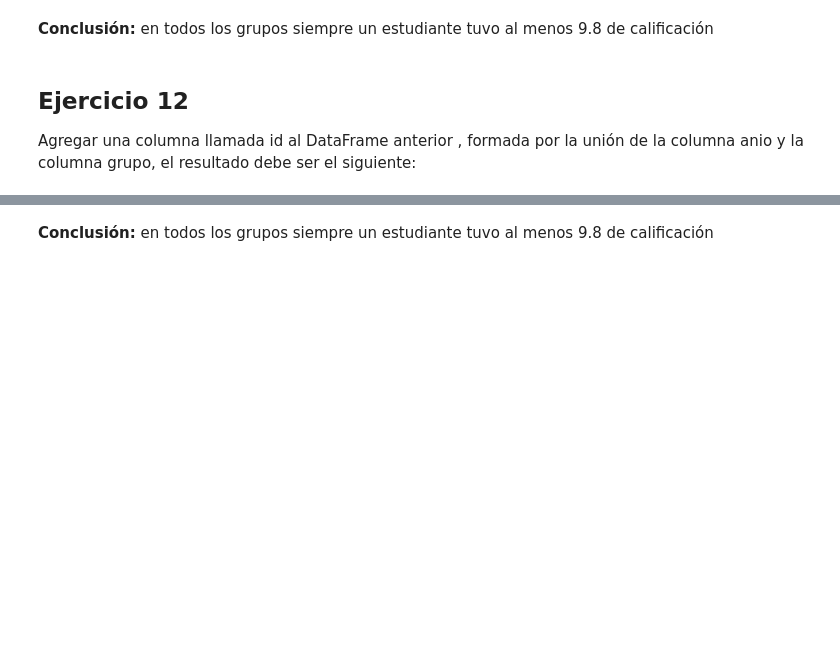
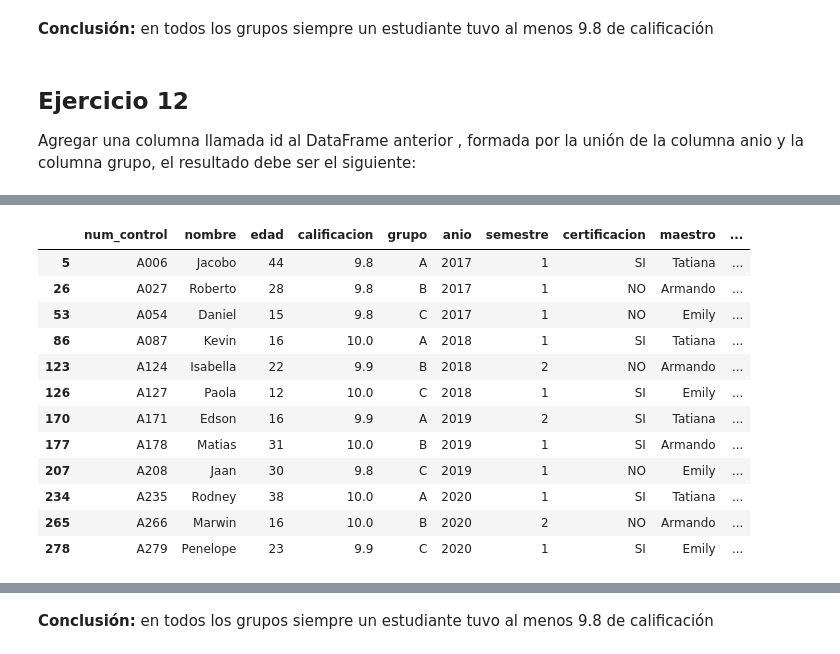
Before and after one commit to alcazarpedro/project_numpy_pandas, a Jupyter notebook: pandas_dtascience/6_Proyecto final/Proyecto Final 24 Ejercicios.ipynb, the cells around one changed output, grey strips where cells are left out. Cells and saved outputs as stored; diff of their text form; code cells hidden in the pictures; blank space fills up the shorter version.

Commit message:
Terminamos los ejercicios del csv de certificados_historicos

```diff
--- a/pandas_dtascience/6_Proyecto final/Proyecto Final 24 Ejercicios.ipynb
+++ b/pandas_dtascience/6_Proyecto final/Proyecto Final 24 Ejercicios.ipynb
@@ -333,3 +335,6 @@ __Conclusión:__ Los estudiantes que desean obtener un certificado tienden a ten
 Armar un Dataframe con los indices de los alumnos que obtuvieron la calificación más alta en cada grupo en cada año, el resultado debe ser:
 # %% [markdown]
 ![Resuelto](./Img_24_Ejercicios/Act11Img1.png)
+# %%
+
+index_alto = historico.groupby(["anio","grupo"]).agg({"calificacion":"idxmax"})
@@ -337,3 +359,7 @@ Armar un Dataframe con los indices de los alumnos que obtuvieron la calificació
 Utilizar los indices del paso anterior para obtener en un DataFrame los datos de los estudiantes con mejor promedio empleando loc, el resultado debe ser:
 # %% [markdown]
 ![Resuelto](./Img_24_Ejercicios/Act11Img2.png)
+# %%
+mejores_promedios = historico.loc[index_alto["calificacion"]]
+
+mejores_promedios.head()
@@ -346,6 +379,24 @@ __Conclusión:__ en todos los grupos siempre un estudiante tuvo al menos 9.8 de
 Agregar una columna llamada id al DataFrame anterior , formada por la unión de la columna anio y la columna grupo, el resultado debe ser el siguiente:
 # %% [markdown]
 ![Resuelto](./Img_24_Ejercicios/Act12Img1.png)
+# %%
+mejores_promedios["id"] = mejores_promedios["anio"].astype(str)+mejores_promedios["grupo"]
+# %%
+mejores_promedios
+# %% [output]
+|  | num_control | nombre | edad | calificacion | grupo | anio | semestre | certificacion | maestro | ... |
+| 5 | A006 | Jacobo | 44 | 9.8 | A | 2017 | 1 | SI | Tatiana | ... |
+| 26 | A027 | Roberto | 28 | 9.8 | B | 2017 | 1 | NO | Armando | ... |
+| 53 | A054 | Daniel | 15 | 9.8 | C | 2017 | 1 | NO | Emily | ... |
+| 86 | A087 | Kevin | 16 | 10.0 | A | 2018 | 1 | SI | Tatiana | ... |
+| 123 | A124 | Isabella | 22 | 9.9 | B | 2018 | 2 | NO | Armando | ... |
+| 126 | A127 | Paola | 12 | 10.0 | C | 2018 | 1 | SI | Emily | ... |
+| 170 | A171 | Edson | 16 | 9.9 | A | 2019 | 2 | SI | Tatiana | ... |
+| 177 | A178 | Matias | 31 | 10.0 | B | 2019 | 1 | SI | Armando | ... |
+| 207 | A208 | Jaan | 30 | 9.8 | C | 2019 | 1 | NO | Emily | ... |
+| 234 | A235 | Rodney | 38 | 10.0 | A | 2020 | 1 | SI | Tatiana | ... |
+| 265 | A266 | Marwin | 16 | 10.0 | B | 2020 | 2 | NO | Armando | ... |
+| 278 | A279 | Penelope | 23 | 9.9 | C | 2020 | 1 | SI | Emily | ... |
 # %% [markdown]
 ![Resuelto](./Img_24_Ejercicios/Act12Img2.png)
 # %% [markdown]
```
Also changed, not shown: parts of 3 cells of this notebook.
